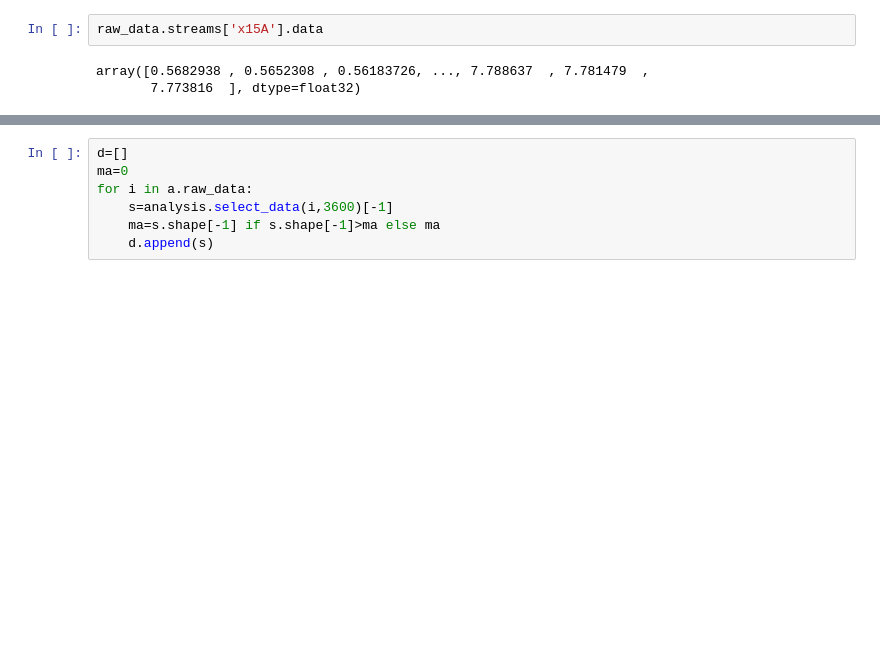
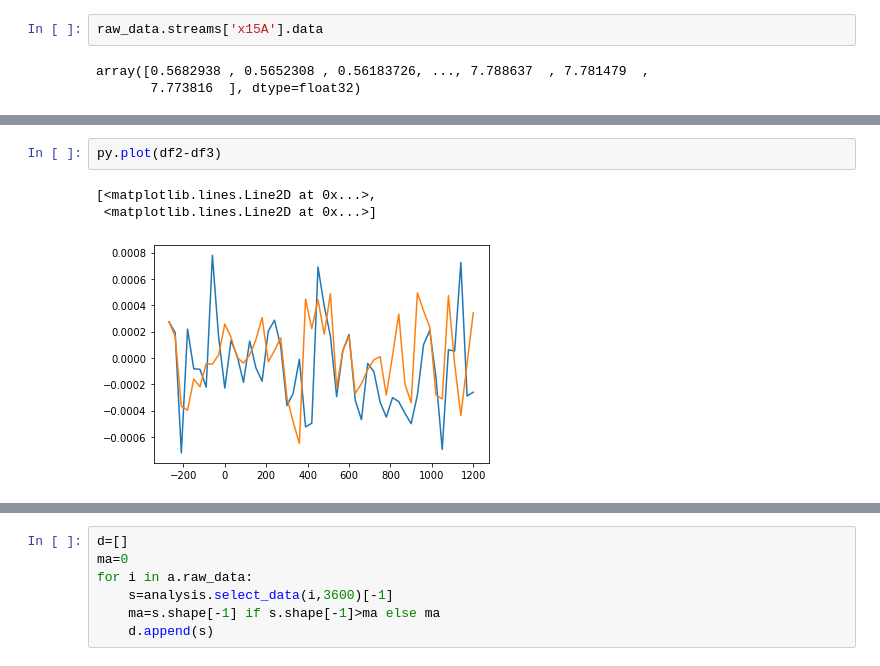
Before and after one commit to vargas-pi/photometry-scripts, a Jupyter notebook: testing/sample_notebook.ipynb, the cells around one changed output, grey strips where cells are left out. Cells and saved outputs as stored; diff of their text form; blank space fills up the shorter version.

```diff
--- a/testing/sample_notebook.ipynb
+++ b/testing/sample_notebook.ipynb
@@ -21,0 +165,6 @@ a=loaded_analysis('analysis_adm225_ala124_ala222_ala164_adm173_ala177_adm227_ala
+# %%
+py.plot(df2-df3)
+# %% [output]
+[<matplotlib.lines.Line2D at 0x...>,
+ <matplotlib.lines.Line2D at 0x...>]
+[figure, added]
```
Also changed, not shown: parts of 22 cells of this notebook, 2 other files.
